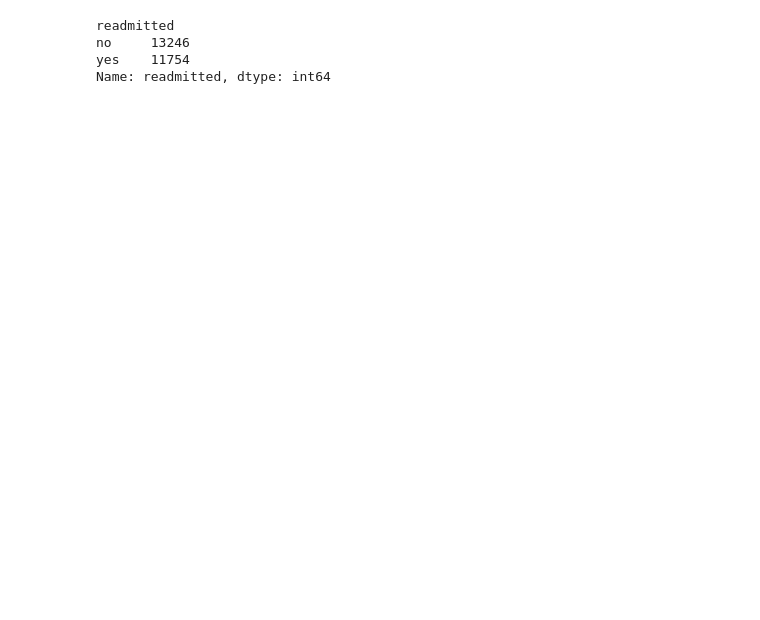
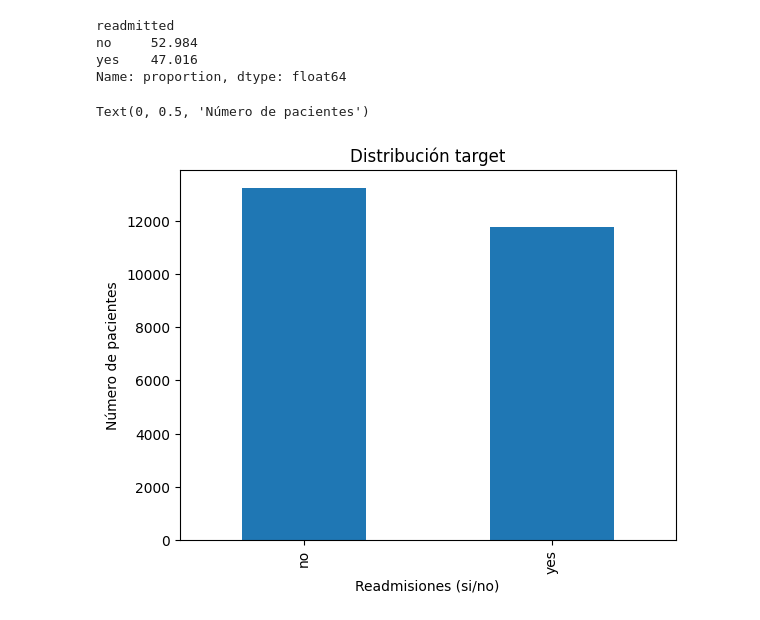
Before and after one commit to jriversg/hospital-readmission-risk-ML, a Jupyter notebook: notebooks/01_EDA_basico.ipynb, the cells around one changed output. Saved outputs shown, nothing was run; the diff lists cells and outputs as text; code cells hidden in the pictures; blank space fills up the shorter version.

```diff
--- a/notebooks/01_EDA_basico.ipynb
+++ b/notebooks/01_EDA_basico.ipynb
@@ -21,7 +67,19 @@ df.columns
 # %%
-df.groupby("readmitted")["readmitted"].count()
+# Conteo de la variable objeto
+target_count = df["readmitted"].value_counts()
+
+# Porcentaje de la variable objeto
+target_percent = df["readmitted"].value_counts(normalize=True) * 100
+print(target_percent)
+
+target_count.plot(kind="bar")
+plt.title("Distribución target")
+plt.xlabel("Readmisiones (si/no)")
+plt.ylabel("Número de pacientes")
 # %% [output]
 readmitted
-no     13246
-yes    11754
-Name: readmitted, dtype: int64
+no     52.984
+yes    47.016
+Name: proportion, dtype: float64
+Text(0, 0.5, 'Número de pacientes')
+[figure, added]
```
Also changed, not shown: parts of 6 cells of this notebook.
